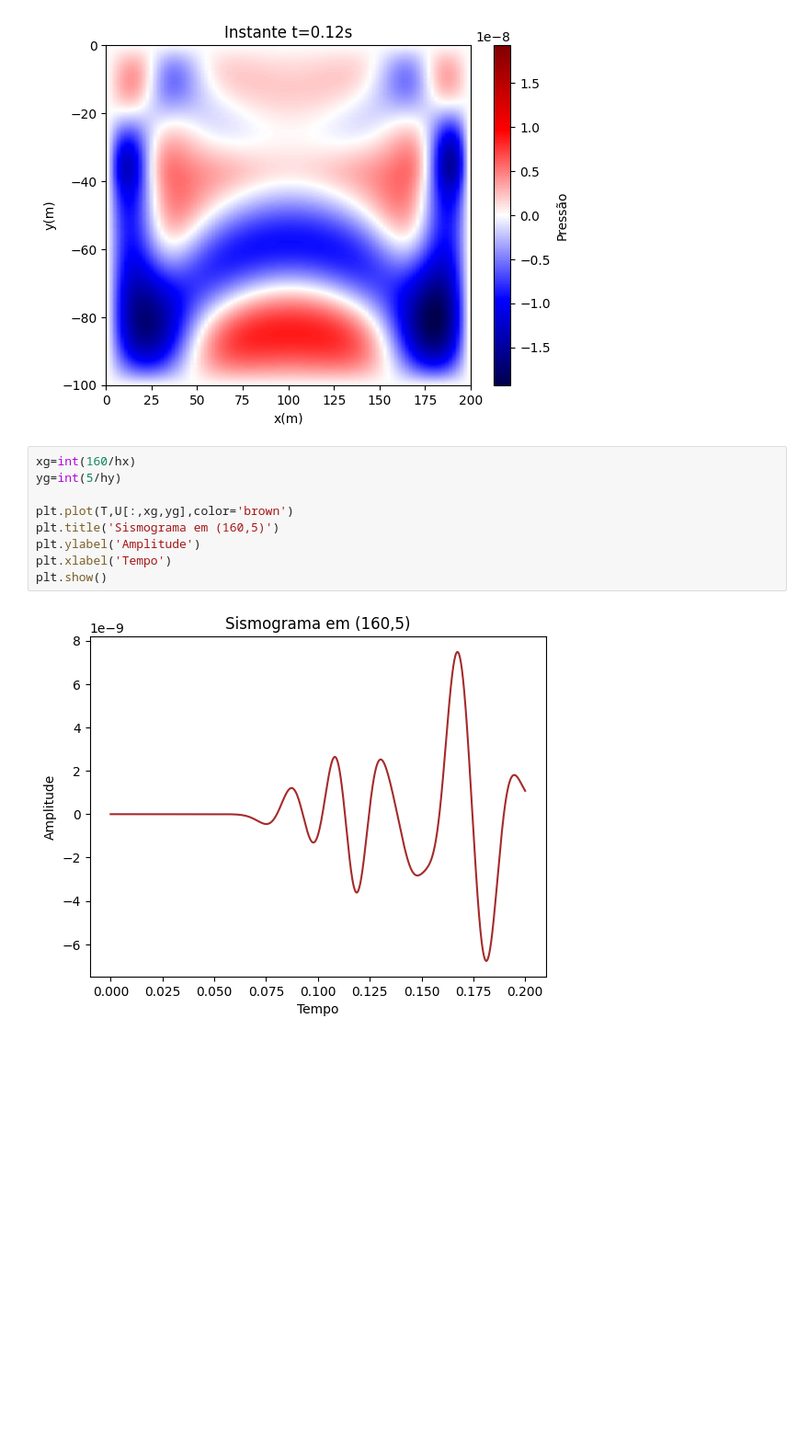
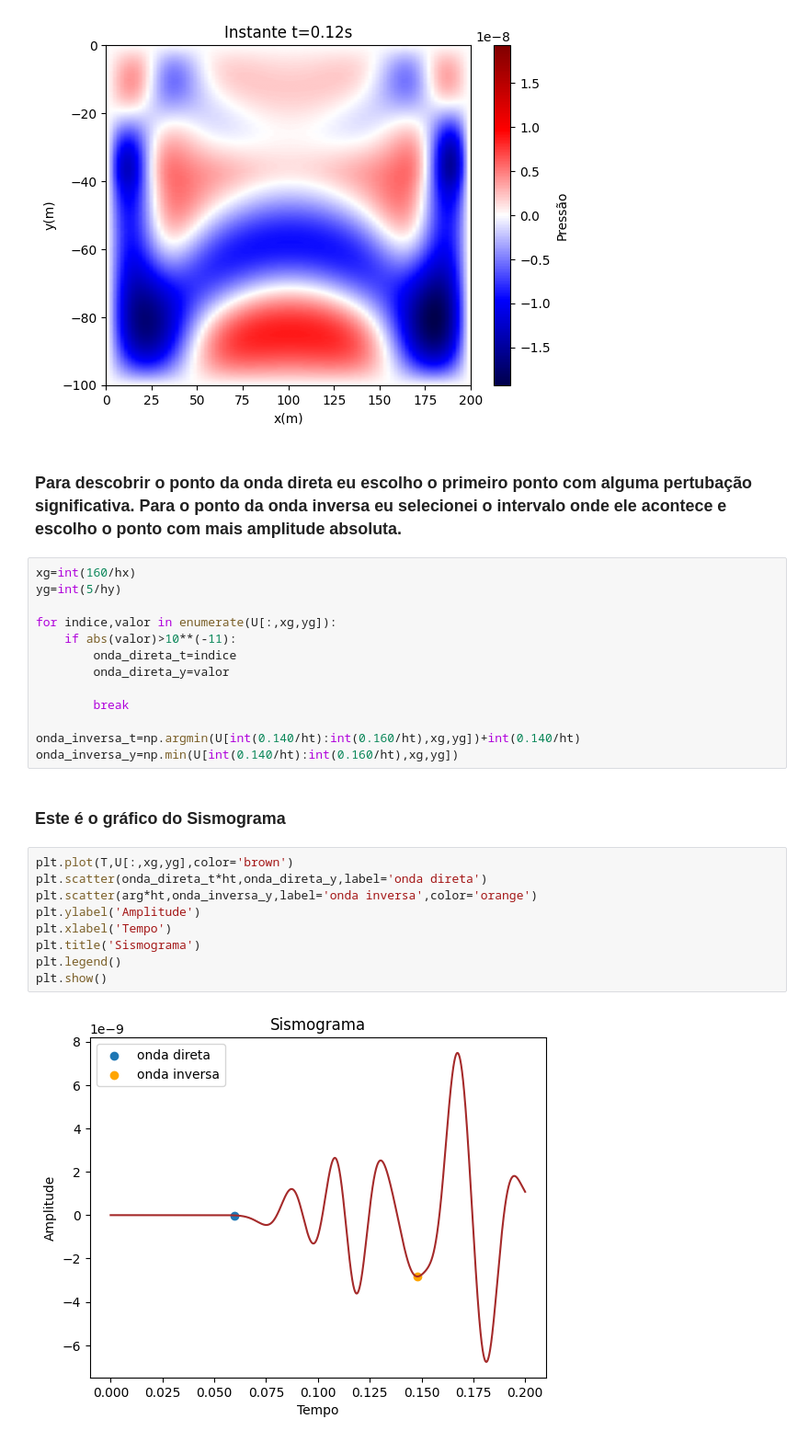
Before and after one commit to Viterb01/Imageamento_Sisimico_Projeto_Modelagem, a Jupyter notebook: projeto2 Modelagem Gabriel Viterbo.ipynb, the cells around one changed output. Shown at 92% size. Saved outputs shown, nothing was run; the diff lists cells and outputs as text; blank space fills up the shorter version.

```diff
--- a/projeto2 Modelagem Gabriel Viterbo.ipynb
+++ b/projeto2 Modelagem Gabriel Viterbo.ipynb
@@ -98,14 +100,31 @@ for n in (0.04,0.08,0.12):
 [figure]
 [figure]
 [figure]
+# %% [markdown]
+### Para descobrir o ponto da onda direta eu escolho o primeiro ponto com alguma pertubação significativa. Para o ponto da onda inversa  eu selecionei o intervalo onde ele acontece e escolho o ponto com mais amplitude absoluta.
+# %%
+xg=int(160/hx)
+yg=int(5/hy)
+
+for indice,valor in enumerate(U[:,xg,yg]):
+    if abs(valor)>10**(-11):
+        onda_direta_t=indice
+        onda_direta_y=valor
+
+        break
+
+onda_inversa_t=np.argmin(U[int(0.140/ht):int(0.160/ht),xg,yg])+int(0.140/ht)
+onda_inversa_y=np.min(U[int(0.140/ht):int(0.160/ht),xg,yg])
+# %% [markdown]
+### Este é o gráfico do Sismograma
 # %%
-xg=int(160/hx)
-yg=int(5/hy)
-
 plt.plot(T,U[:,xg,yg],color='brown')
-plt.title('Sismograma em (160,5)')
+plt.scatter(onda_direta_t*ht,onda_direta_y,label='onda direta')
+plt.scatter(arg*ht,onda_inversa_y,label='onda inversa',color='orange')
 plt.ylabel('Amplitude')
 plt.xlabel('Tempo')
+plt.title('Sismograma')
+plt.legend()
 plt.show()
 # %% [output]
-[figure, old version]
+[figure, new version]
```
Also changed, not shown: parts of 1 cell of this notebook, 1 other file.
